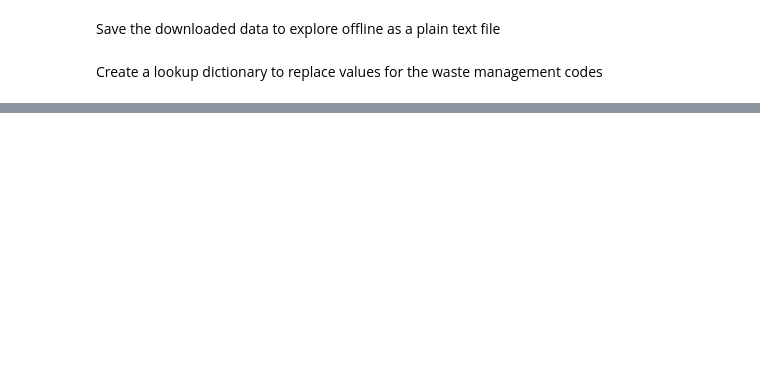
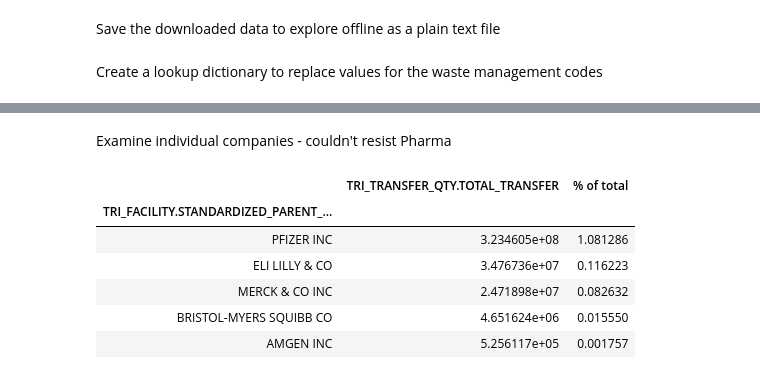
Before and after one commit to chepyle/Python4ChEs, a Jupyter notebook: TRI_API.ipynb, the cells around one changed output, grey strips where cells are left out. Cells and saved outputs as stored; diff of their text form; code cells hidden in the pictures; blank space fills up the shorter version.

```diff
--- a/TRI_API.ipynb
+++ b/TRI_API.ipynb
@@ -219,3 +219,15 @@ fac_df.sort_values('% of total',ascending=False).head(5)
+# %% [markdown]
+Examine individual companies - couldn't resist Pharma
+# %%
+fac_df.loc[fac_df.index.str.contains('SQUIBB|MERCK|LILLY|AMGEN|PFIZER'),:].sort_values('% of total',ascending = False)
+# %% [output]
+|  | TRI_TRANSFER_QTY.TOTAL_TRANSFER | % of total |
+| TRI_FACILITY.STANDARDIZED_PARENT_... |  |  |
+| PFIZER INC | 3.234605e+08 | 1.081286 |
+| ELI LILLY & CO | 3.476736e+07 | 0.116223 |
+| MERCK & CO INC | 2.471898e+07 | 0.082632 |
+| BRISTOL-MYERS SQUIBB CO | 4.651624e+06 | 0.015550 |
+| AMGEN INC | 5.256117e+05 | 0.001757 |
 # %%
 %load_ext watermark
 %watermark -v -iv
```
Also changed, not shown: parts of 8 cells of this notebook, 4 other files.
